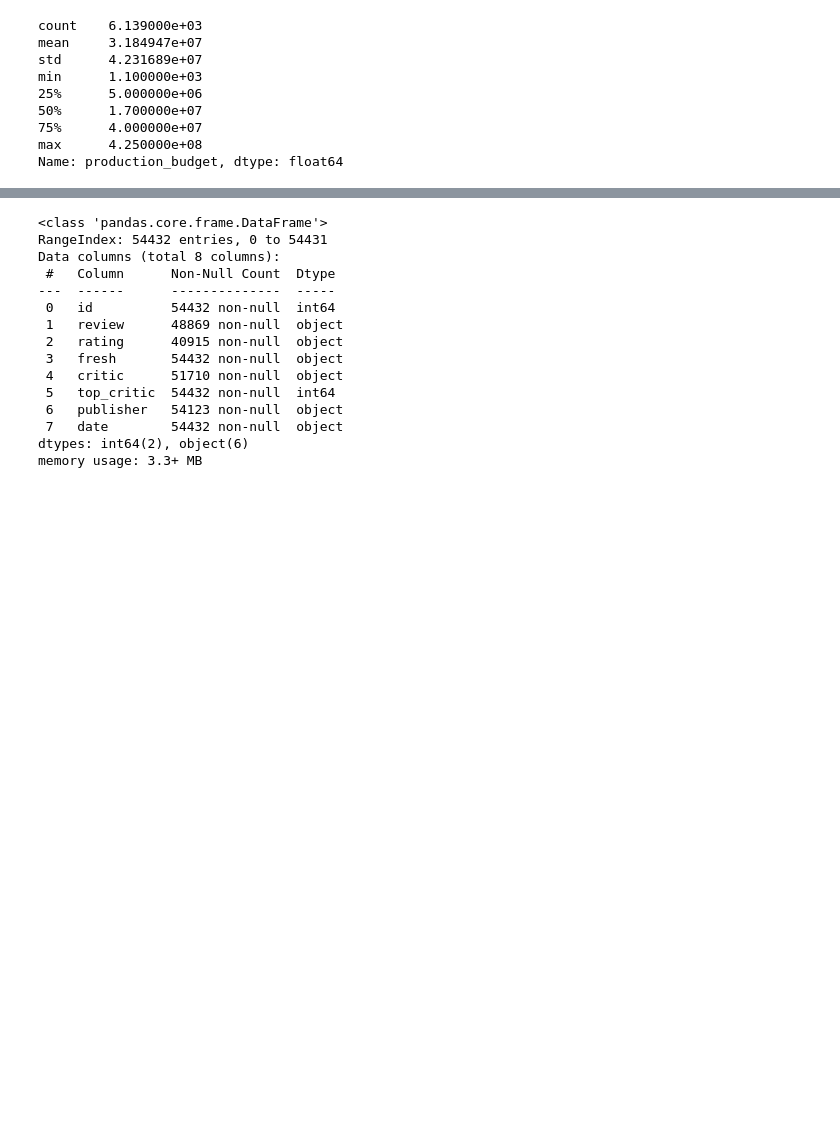
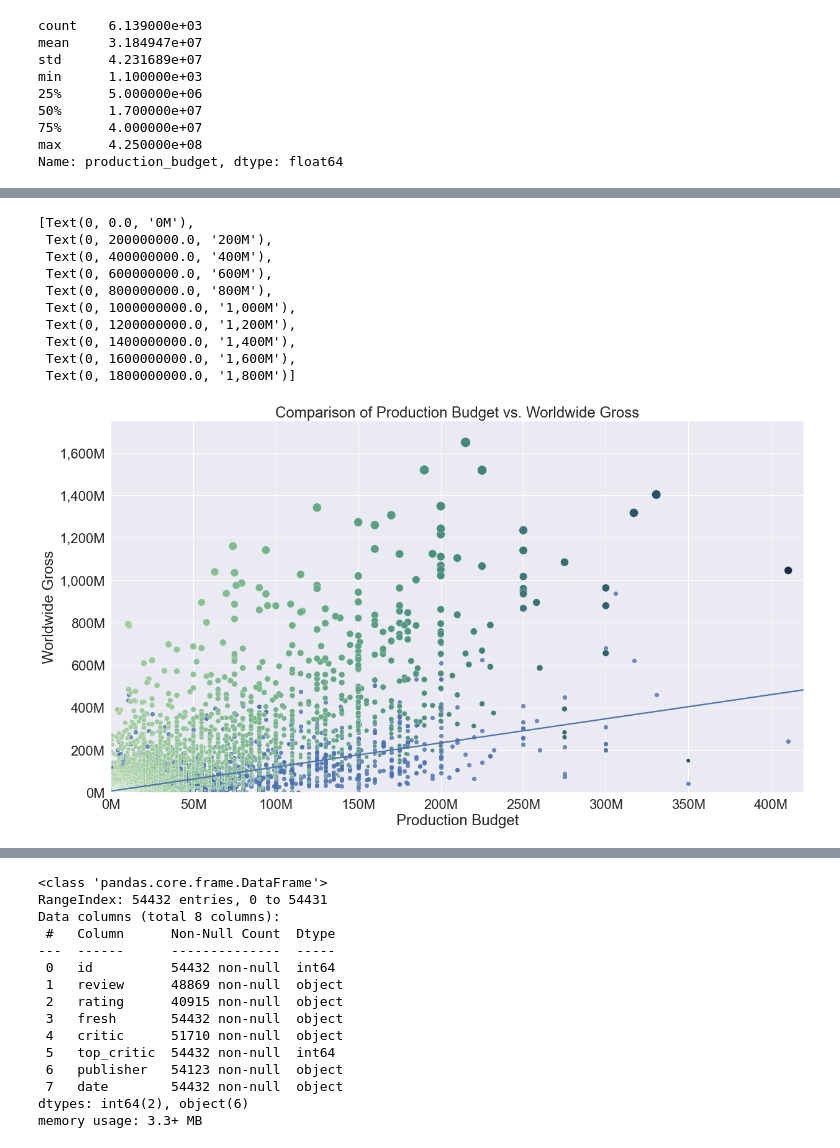
Before and after one commit to Brandon-Meyer0/git-dat-money, a Jupyter notebook: Capstone Group 1A.ipynb, the cells around one changed output, grey strips where cells are left out. Drawn from its saved outputs; the diff is of its cells as text; code cells hidden in the pictures; blank space fills up the shorter version.

Commit message:
Final adjustments are updated

```diff
--- a/Capstone Group 1A.ipynb
+++ b/Capstone Group 1A.ipynb
@@ -279,3 +279,42 @@ gfg.set_yticklabels(ylabels)
+# %%
+#sets background color and increase in font size
+sns.set_theme(style="darkgrid", font_scale=2)
+#increase figure size
+plt.figure(figsize=(20,11))
+#regression line plot
+sns.regplot(x="production_budget", y="domestic_gross", ci=None, data=df1)
+#data frame with adjust x/y with aesthetics
+gfg=sns.scatterplot(data=df1, x="production_budget", y="worldwide_gross",
+                size="worldwide_gross", sizes=(20, 400), hue="production_budget", palette="ch:r=-.5,l=.75", legend=False)
+#expanding x-axis
+plt.xlim([0,420000000])
+#extending y-axis for outlier
+plt.ylim(([0,1750000000]))
+#supressing scientific notation
+plt.ticklabel_format(style='plain')
+# add label to the axis and label to the plot
+gfg.set(xlabel ="Production Budget", ylabel = "Worldwide Gross",
+        title ='Comparison of Production Budget vs. Worldwide Gross')
+#creating list of formated x-ticks
+xlabels = ['{:,.0f}'.format(x) + 'M' for x in gfg.get_xticks()/1000000]
+#replacing x-ticks
+gfg.set_xticklabels(xlabels)
+#creating list of formated y-ticks
+ylabels = ['{:,.0f}'.format(x) + 'M' for x in gfg.get_yticks()/1000000]
+#replacing y-ticks
+gfg.set_yticklabels(ylabels)
+# %% [output]
+[Text(0, 0.0, '0M'),
+ Text(0, 200000000.0, '200M'),
+ Text(0, 400000000.0, '400M'),
+ Text(0, 600000000.0, '600M'),
+ Text(0, 800000000.0, '800M'),
+ Text(0, 1000000000.0, '1,000M'),
+ Text(0, 1200000000.0, '1,200M'),
+ Text(0, 1400000000.0, '1,400M'),
+ Text(0, 1600000000.0, '1,600M'),
+ Text(0, 1800000000.0, '1,800M')]
+[figure, added]
 # %%
 #subtracting production budget from worldwide gross to get overall profit of each movie
 #assuming worldwide gross is total revenue
```
Also changed, not shown: parts of 9 cells of this notebook.
